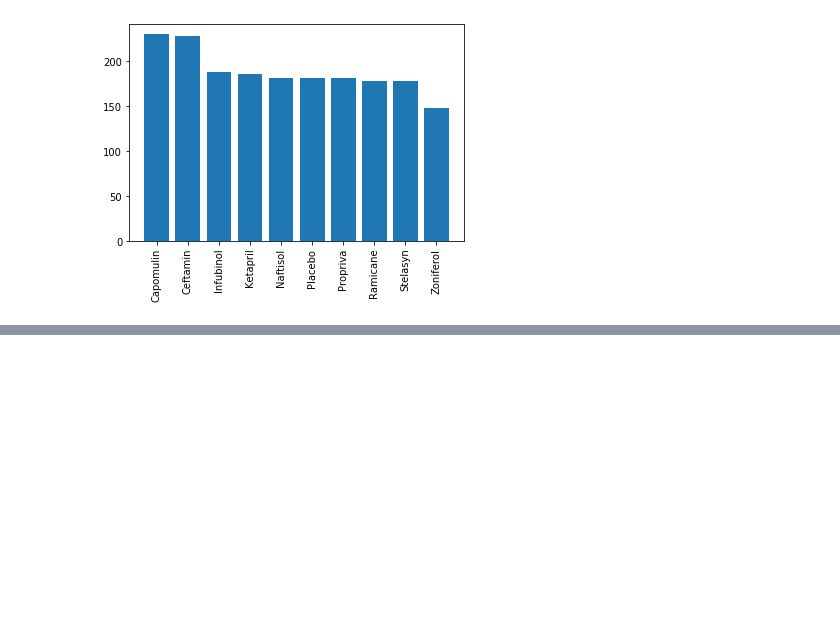
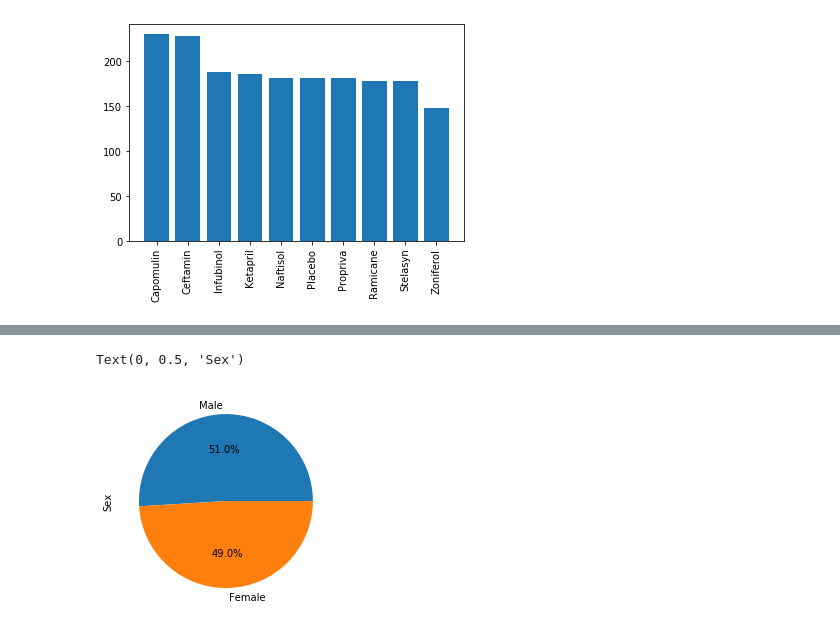
Before and after one commit to kitty-cat-catania/matplotlib-challenge, a Jupyter notebook: main.py.ipynb, the cells around one changed output, grey strips where cells are left out. Drawn from its saved outputs; the diff is of its cells as text; code cells hidden in the pictures; blank space fills up the shorter version.

```diff
--- a/main.py.ipynb
+++ b/main.py.ipynb
@@ -257,0 +282,10 @@ plt.bar(x,count_meas1)
+# %%
+#pie plot using pyplot
+pieChart2 = plt.figure()
+pieChart2
+genders = ["Male", "Female"]
+pie2 = plt.pie(gend_dist_count,labels = genders, autopct="%1.1f%%")
+plt.ylabel("Sex")
+# %% [output]
+Text(0, 0.5, 'Sex')
+[figure, added]
```
Also changed, not shown: parts of 8 cells of this notebook.
